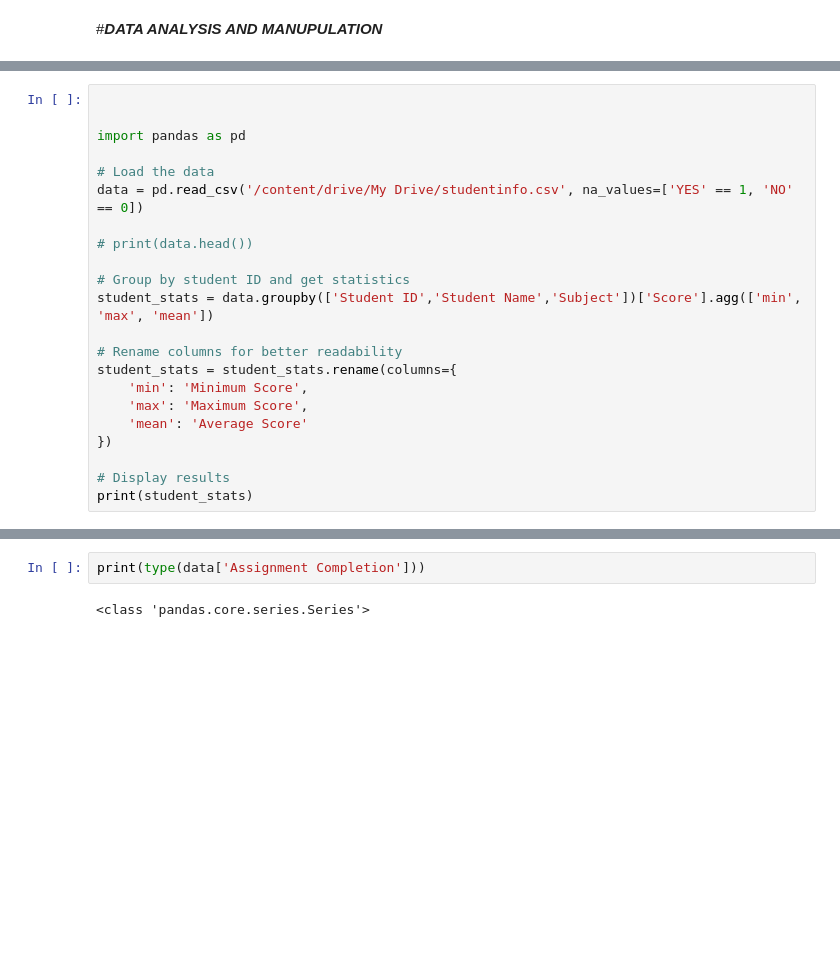
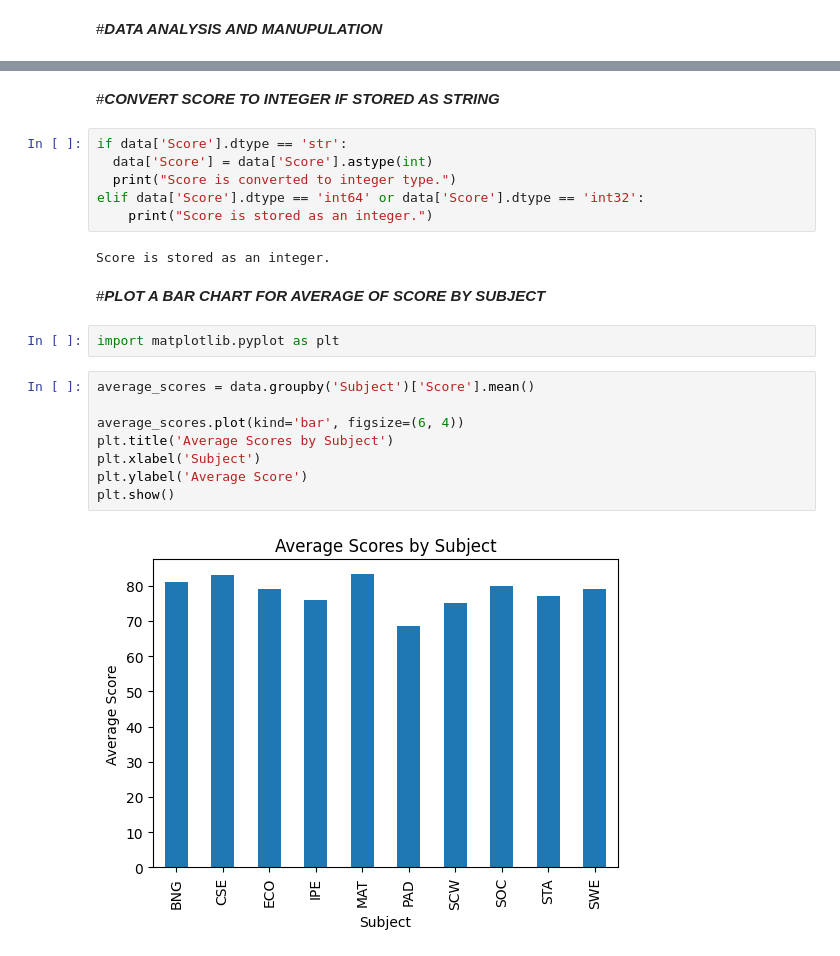
Before and after one commit to toukir6138/EDGE-PROJECT, a Jupyter notebook: Final_Project.ipynb, the cells around one changed output, grey strips where cells are left out. Saved outputs shown, nothing was run; the diff lists cells and outputs as text; blank space fills up the shorter version.

```diff
--- a/Final_Project.ipynb
+++ b/Final_Project.ipynb
@@ -227,22 +242,0 @@ data = pd.read_csv('/content/drive/My Drive/studentinfo.csv', na_values=['YES' =
-# %%
-
-
-import pandas as pd
-
-# Load the data
-data = pd.read_csv('/content/drive/My Drive/studentinfo.csv', na_values=['YES' == 1, 'NO' == 0])
-
-# print(data.head())
-
-# Group by student ID and get statistics
-student_stats = data.groupby(['Student ID','Student Name','Subject'])['Score'].agg(['min', 'max', 'mean'])
-
-# Rename columns for better readability
-student_stats = student_stats.rename(columns={
-    'min': 'Minimum Score',
-    'max': 'Maximum Score',
-    'mean': 'Average Score'
-})
-
-# Display results
-print(student_stats)
@@ -330,4 +279,24 @@ print(data)
-# %%
-print(type(data['Assignment Completion']))
-# %% [output]
-<class 'pandas.core.series.Series'>
+# %% [markdown]
+#***CONVERT SCORE TO INTEGER IF STORED AS STRING***
+# %%
+if data['Score'].dtype == 'str':
+  data['Score'] = data['Score'].astype(int)
+  print("Score is converted to integer type.")
+elif data['Score'].dtype == 'int64' or data['Score'].dtype == 'int32':
+    print("Score is stored as an integer.")
+# %% [output]
+Score is stored as an integer.
+# %% [markdown]
+#***PLOT A BAR CHART FOR AVERAGE OF SCORE BY SUBJECT***
+# %%
+import matplotlib.pyplot as plt
+# %%
+average_scores = data.groupby('Subject')['Score'].mean()
+
+average_scores.plot(kind='bar', figsize=(6, 4))
+plt.title('Average Scores by Subject')
+plt.xlabel('Subject')
+plt.ylabel('Average Score')
+plt.show()
+# %% [output]
+[figure, added]
```
Also changed, not shown: parts of 21 cells of this notebook.
